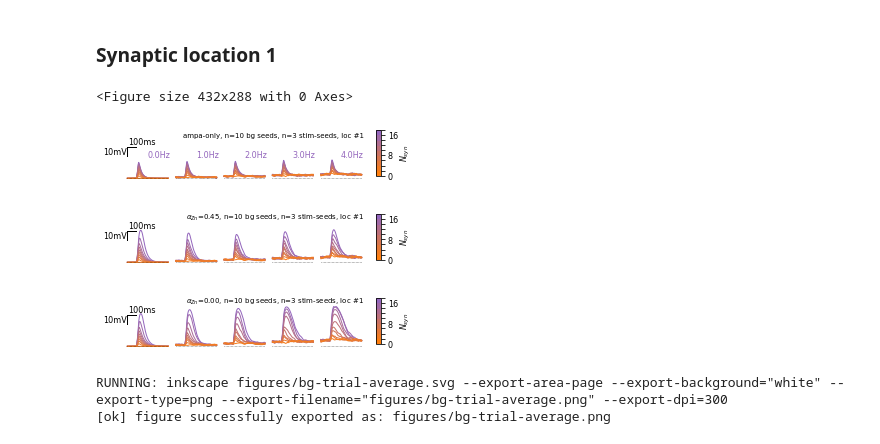
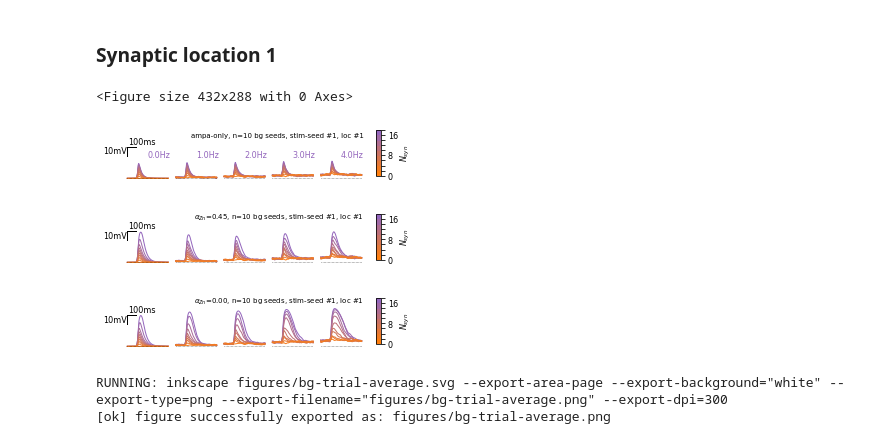
Before and after one commit to yzerlaut/zinc-NMDA-modulation, a Jupyter notebook: Sensitivity_to_Background_Modulation.ipynb, the cells around one changed output. Saved outputs shown, nothing was run; the diff lists cells and outputs as text; code cells hidden in the pictures.

```diff
--- a/Sensitivity_to_Background_Modulation.ipynb
+++ b/Sensitivity_to_Background_Modulation.ipynb
@@ -78,16 +79,16 @@ RESP_PASSIVE_PER_STIM = build_full_dataset_per_stim(key='passive',
 ### Synaptic location 1
 # %%
 %run plots/show_trial_average_responses.py
-props = {'VLIM':[-76,-33], 'syn_location':1, 'window':[-100,350], 'annotate':True}
+props = {'VLIM':[-76,-30], 'syn_location':1, 'stimseed':10, 'window':[-100,350], 'annotate':True}
 fig1=show_trial_average_responses(RESP_PASSIVE_PER_STIM,'ampa-only',**props)
 props['annotate'] = False
 fig2=show_trial_average_responses(RESP_PASSIVE_PER_STIM,alphaZn=0.45,**props)
 fig3=show_trial_average_responses(RESP_PASSIVE_PER_STIM,alphaZn=0.,**props)
 # %% [output]
 <Figure size 432x288 with 0 Axes>
-[figure, old version]
+[figure, new version]
-[figure, old version]
+[figure, new version]
-[figure, old version]
+[figure, new version]
 # %%
 ge.multipanel_figure([[fig1],[fig2],[fig3]], LABELS=[['a'],['b'],['c']],
                      X=[[-10], [-10], [-10]], Y=[[-5], [60], [120]],
```
Also changed, not shown: parts of 11 cells of this notebook, 2 other files.
